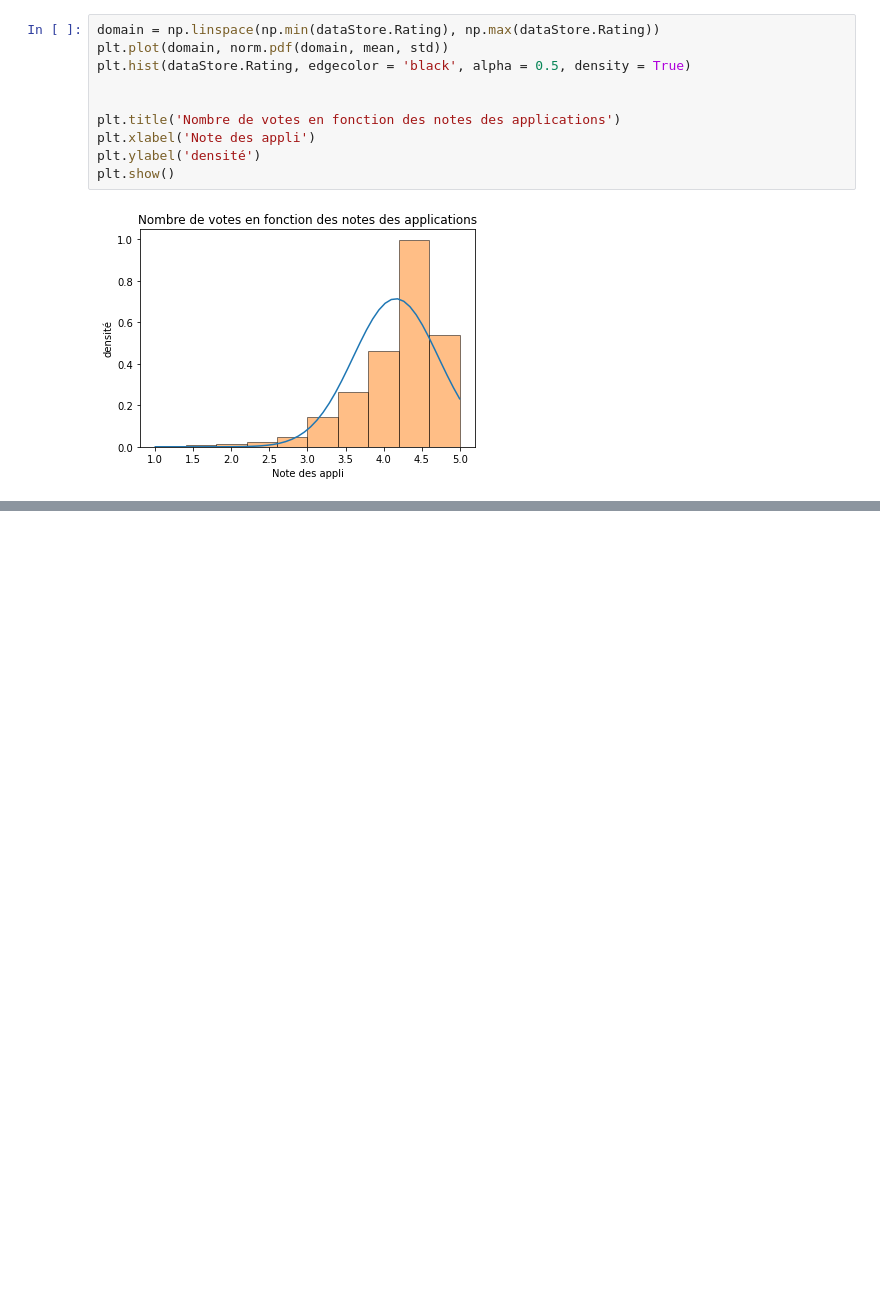
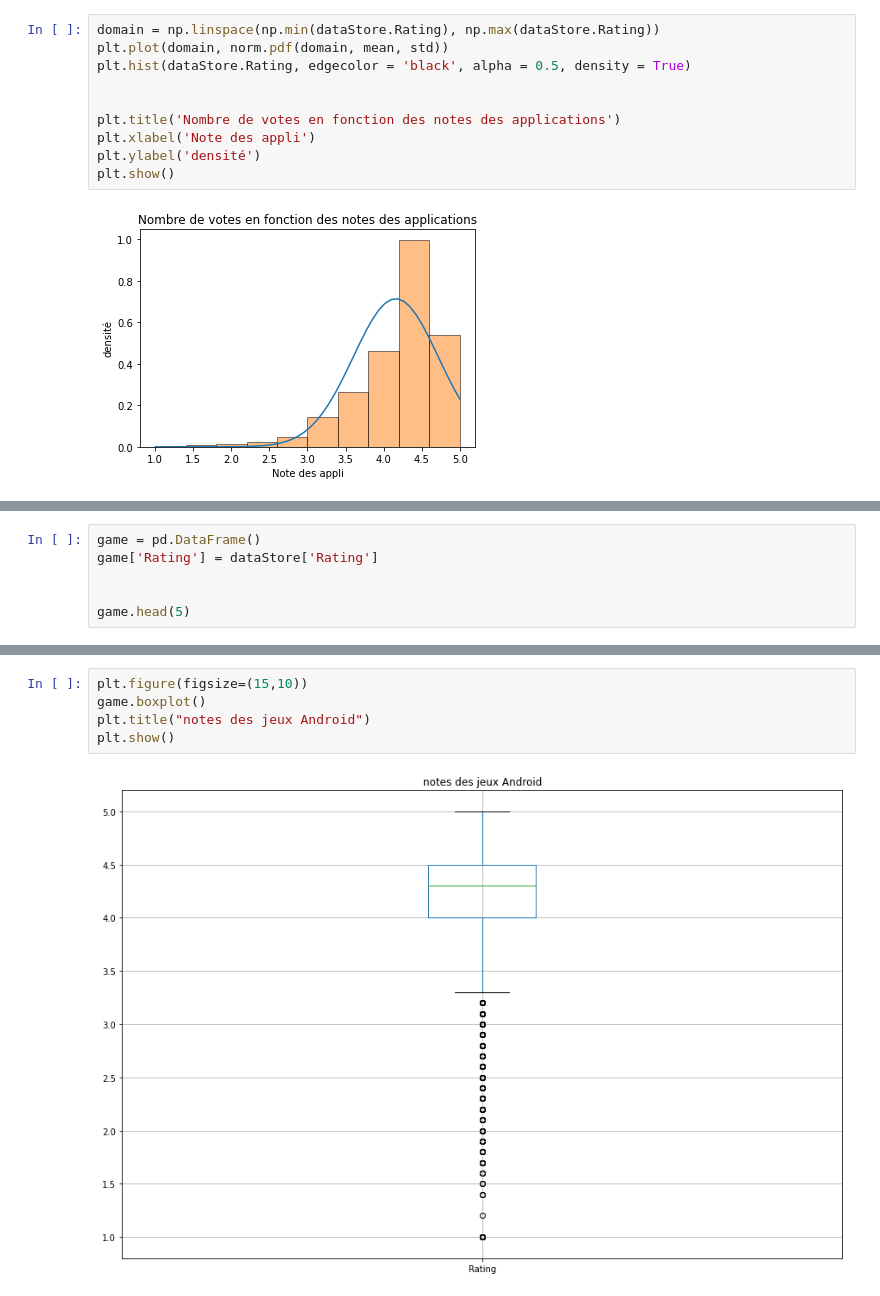
Before and after one commit to Hy-gon/Python_Hitema, a Jupyter notebook: MachineLearning/MiniProject/MiniProjet.ipynb, the cells around one changed output, grey strips where cells are left out. Cells and saved outputs as stored; diff of their text form; blank space fills up the shorter version.

Commit message:
Add Moustache graphic

```diff
--- a/MachineLearning/MiniProject/MiniProjet.ipynb
+++ b/MachineLearning/MiniProject/MiniProjet.ipynb
@@ -107,0 +112,6 @@ plt.show()
+# %%
+game = pd.DataFrame()
+game['Rating'] = dataStore['Rating']
+
+
+game.head(5)
@@ -107,0 +125,7 @@ plt.show()
+# %%
+plt.figure(figsize=(15,10))
+game.boxplot()
+plt.title("notes des jeux Android")
+plt.show()
+# %% [output]
+[figure, added]
```
Also changed, not shown: parts of 3 cells of this notebook.
